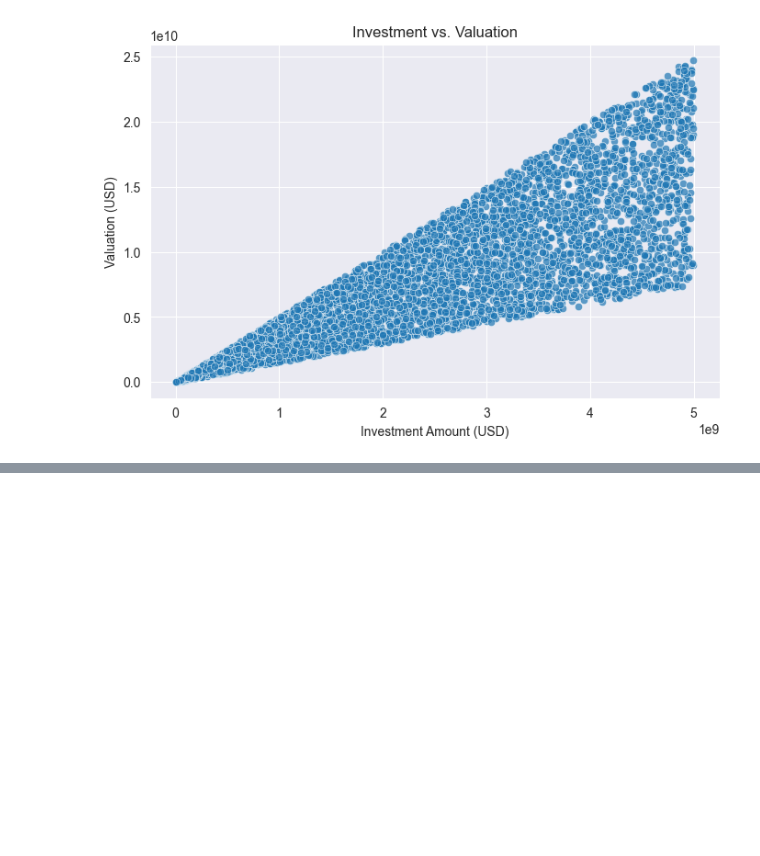
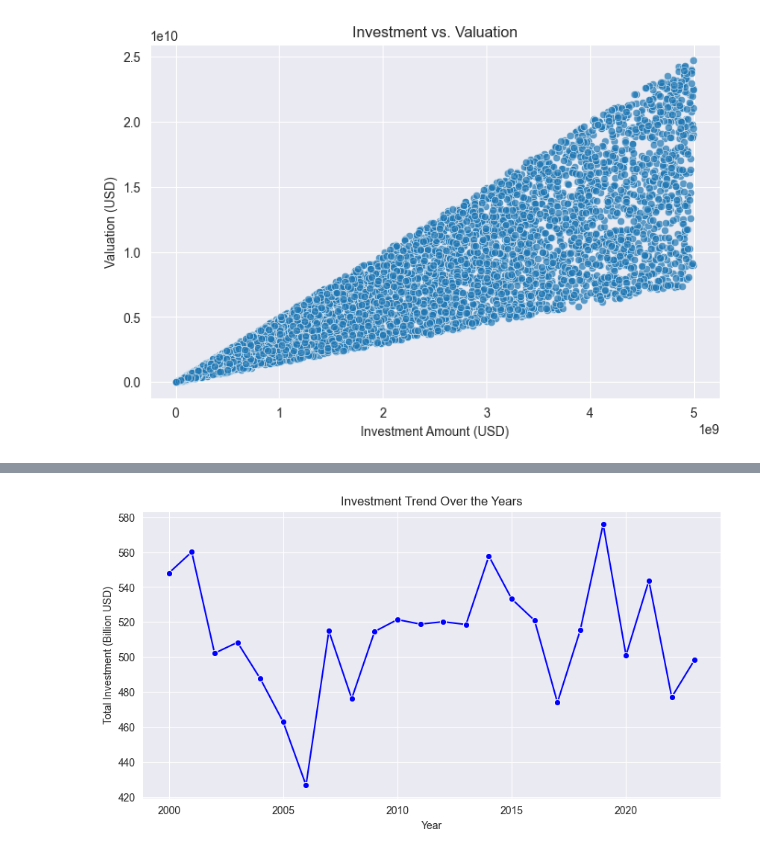
Before and after one commit to kavishkafer/BIS_Assignment, a Jupyter notebook: main.ipynb, the cells around one changed output, grey strips where cells are left out. Cells and saved outputs as stored; diff of their text form; code cells hidden in the pictures; blank space fills up the shorter version.

```diff
--- a/main.ipynb
+++ b/main.ipynb
@@ -200,0 +220,25 @@ print(df)
+# %%
+import pandas as pd
+import matplotlib.pyplot as plt
+import seaborn as sns
+
+# Group by Year and sum investments
+yearly_funding = df.groupby("Year Founded")["Investment Amount (USD)"].sum()
+
+# Convert to billions for better readability
+yearly_funding = yearly_funding / 1e9
+
+# Reset index for modeling
+yearly_funding = yearly_funding.reset_index()
+yearly_funding.columns = ["Year", "Total Investment (Billion USD)"]
+
+# Visualize trend
+plt.figure(figsize=(10, 5))
+sns.lineplot(x=yearly_funding["Year"], y=yearly_funding["Total Investment (Billion USD)"], marker="o", color="blue")
+plt.title("Investment Trend Over the Years")
+plt.xlabel("Year")
+plt.ylabel("Total Investment (Billion USD)")
+plt.grid(True)
+plt.show()
+# %% [output]
+[figure, added]
```
Also changed, not shown: parts of 10 cells of this notebook.
